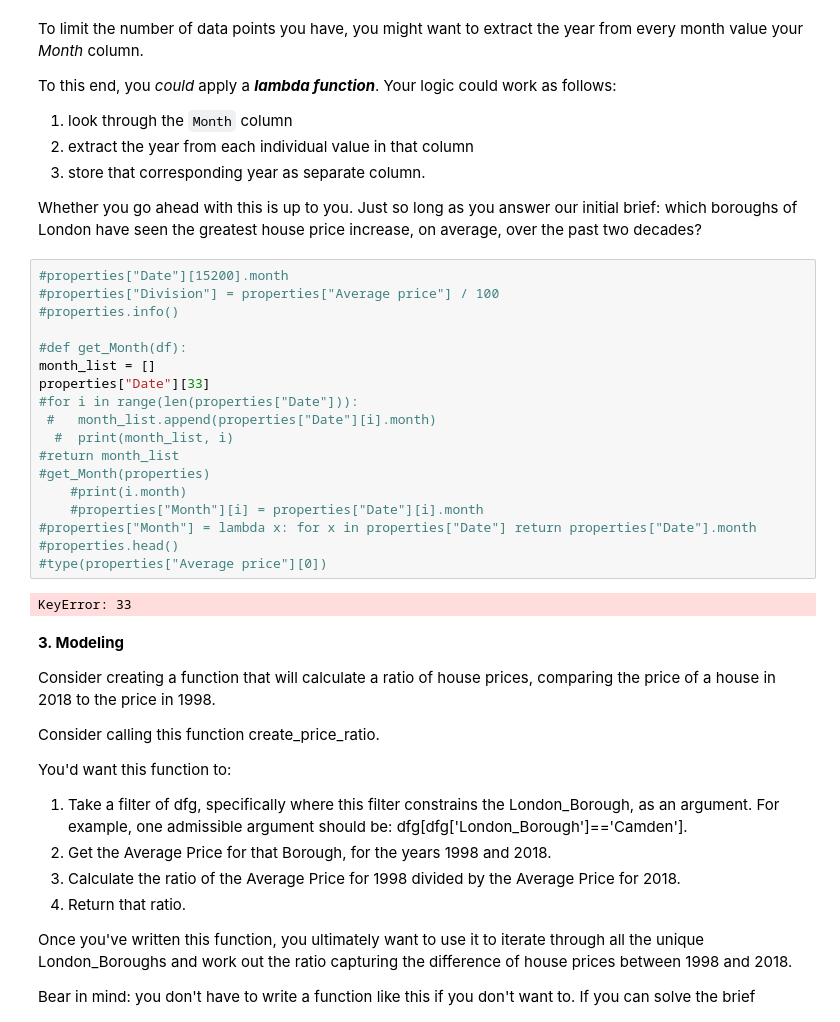
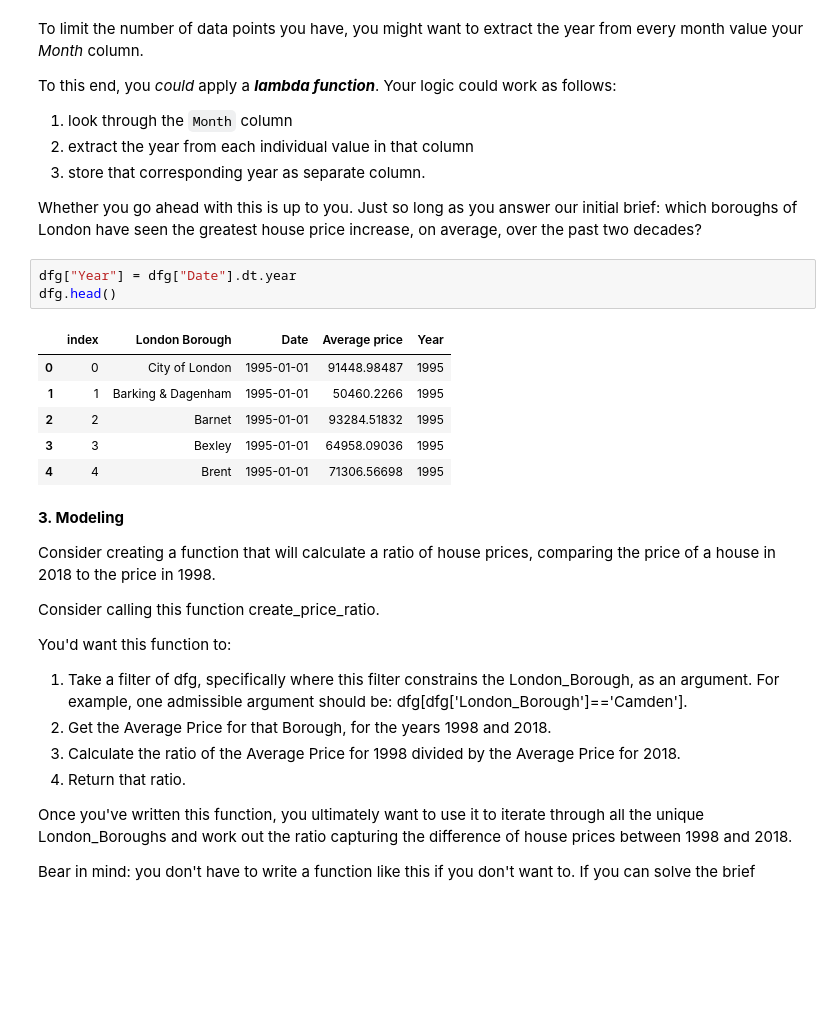
Before and after one commit to dpowell022/springboard, a Jupyter notebook: Unit 4 Challenge - Tier 3.ipynb, the cells around one changed output. Saved outputs shown, nothing was run; the diff lists cells and outputs as text; blank space fills up the shorter version.

```diff
--- a/Unit 4 Challenge - Tier 3.ipynb
+++ b/Unit 4 Challenge - Tier 3.ipynb
@@ -206,26 +200,16 @@ To this end, you *could* apply a ***lambda function***. Your logic could work as
 3. store that corresponding year as separate column.
 
 Whether you go ahead with this is up to you. Just so long as you answer our initial brief: which boroughs of London have seen the greatest house price increase, on average, over the past two decades?
-# %%
-#properties["Date"][15200].month
-#properties["Division"] = properties["Average price"] / 100
-#properties.info()
-
-#def get_Month(df):
-month_list = []
-properties["Date"][33]
-#for i in range(len(properties["Date"])):
- #   month_list.append(properties["Date"][i].month)
-  #  print(month_list, i)
-#return month_list
-#get_Month(properties)
-    #print(i.month)
-    #properties["Month"][i] = properties["Date"][i].month
-#properties["Month"] = lambda x: for x in properties["Date"] return properties["Date"].month
-#properties.head()
-#type(properties["Average price"][0])
-# %% [output]
-KeyError: 33
+# %%
+dfg["Year"] = dfg["Date"].dt.year
+dfg.head()
+# %% [output]
+|  | index | London Borough | Date | Average price | Year |
+| 0 | 0 | City of London | 1995-01-01 | 91448.98487 | 1995 |
+| 1 | 1 | Barking & Dagenham | 1995-01-01 | 50460.2266 | 1995 |
+| 2 | 2 | Barnet | 1995-01-01 | 93284.51832 | 1995 |
+| 3 | 3 | Bexley | 1995-01-01 | 64958.09036 | 1995 |
+| 4 | 4 | Brent | 1995-01-01 | 71306.56698 | 1995 |
 # %% [markdown]
 **3. Modeling**
 
```
Also changed, not shown: parts of 8 cells of this notebook.
